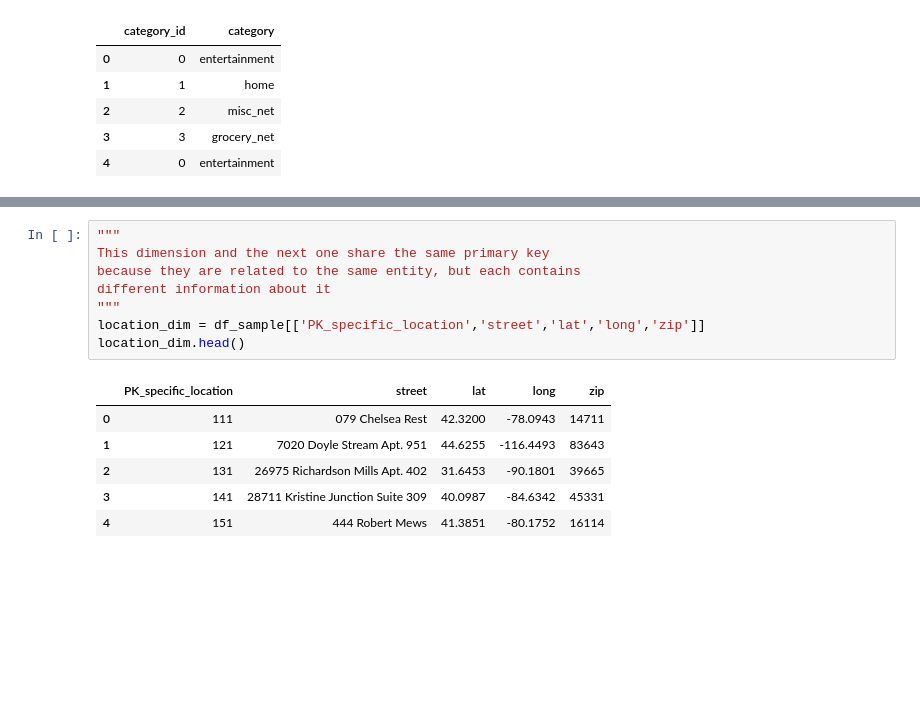
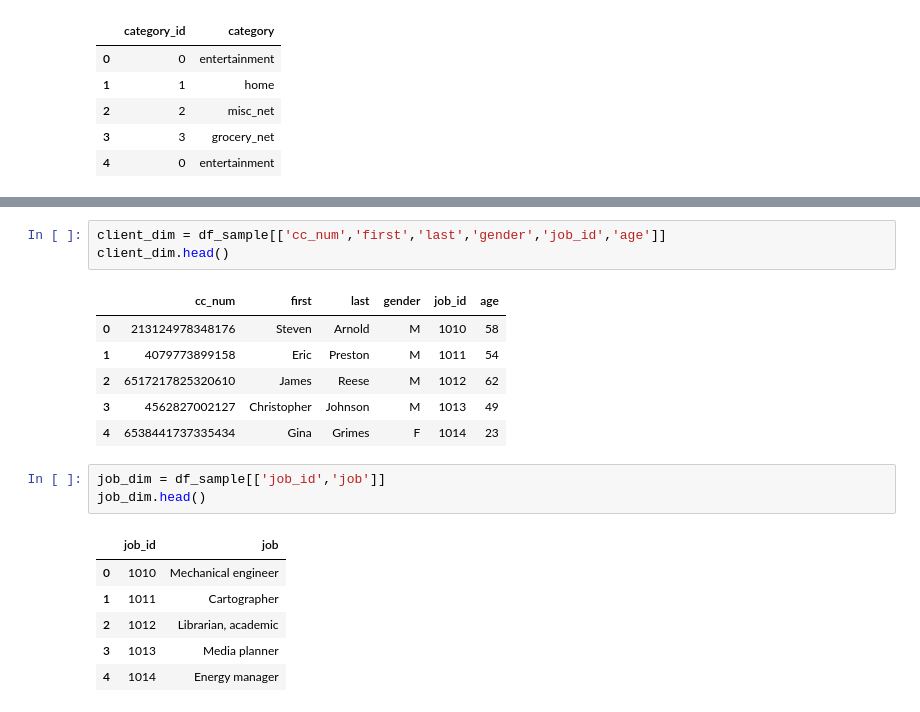
Before and after one commit to DCajiao/Credit-Card-Transaction-ETL-Project, a Jupyter notebook: notebooks/02_dimensional_model.ipynb, the cells around one changed output, grey strips where cells are left out. Cells and saved outputs as stored; diff of their text form; blank space fills up the shorter version.

```diff
--- a/notebooks/02_dimensional_model.ipynb
+++ b/notebooks/02_dimensional_model.ipynb
@@ -185,15 +180,20 @@ client_dim.head()
-# %%
-"""
-This dimension and the next one share the same primary key
-because they are related to the same entity, but each contains
-different information about it
-"""
-location_dim = df_sample[['PK_specific_location','street','lat','long','zip']]
-location_dim.head()
-# %% [output]
-|  | PK_specific_location | street | lat | long | zip |
-| 0 | 111 | 079 Chelsea Rest | 42.3200 | -78.0943 | 14711 |
-| 1 | 121 | 7020 Doyle Stream Apt. 951 | 44.6255 | -116.4493 | 83643 |
-| 2 | 131 | 26975 Richardson Mills Apt. 402 | 31.6453 | -90.1801 | 39665 |
-| 3 | 141 | 28711 Kristine Junction Suite 309 | 40.0987 | -84.6342 | 45331 |
-| 4 | 151 | 444 Robert Mews | 41.3851 | -80.1752 | 16114 |
+# %%
+client_dim = df_sample[['cc_num','first','last','gender','job_id','age']]
+client_dim.head()
+# %% [output]
+|  | cc_num | first | last | gender | job_id | age |
+| 0 | 213124978348176 | Steven | Arnold | M | 1010 | 58 |
+| 1 | 4079773899158 | Eric | Preston | M | 1011 | 54 |
+| 2 | 6517217825320610 | James | Reese | M | 1012 | 62 |
+| 3 | 4562827002127 | Christopher | Johnson | M | 1013 | 49 |
+| 4 | 6538441737335434 | Gina | Grimes | F | 1014 | 23 |
+# %%
+job_dim = df_sample[['job_id','job']]
+job_dim.head()
+# %% [output]
+|  | job_id | job |
+| 0 | 1010 | Mechanical engineer |
+| 1 | 1011 | Cartographer |
+| 2 | 1012 | Librarian, academic |
+| 3 | 1013 | Media planner |
+| 4 | 1014 | Energy manager |
```
Also changed, not shown: parts of 22 cells of this notebook.
